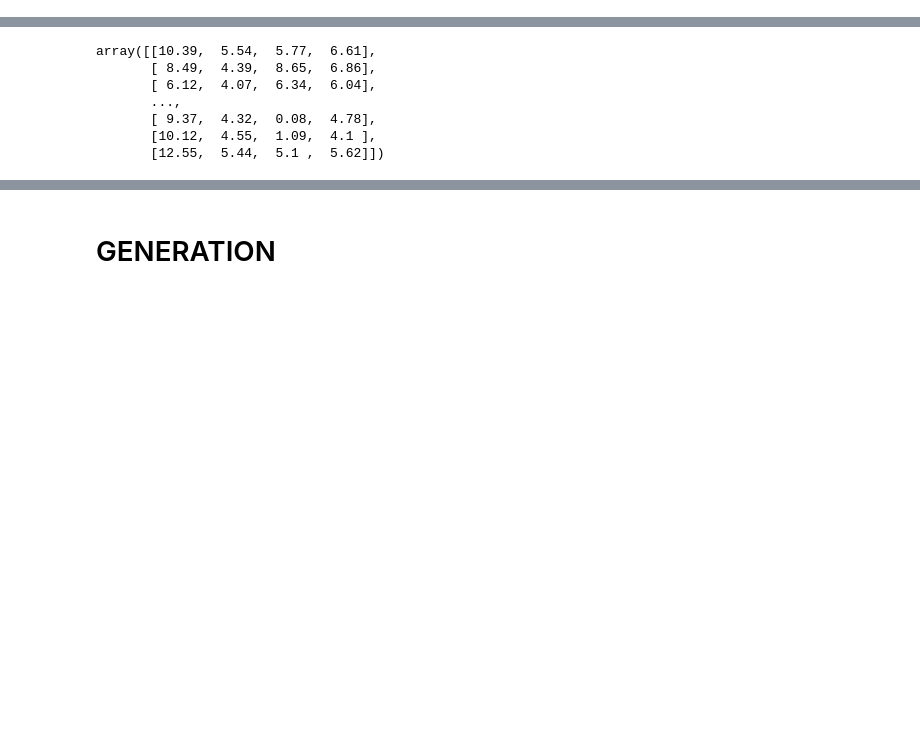
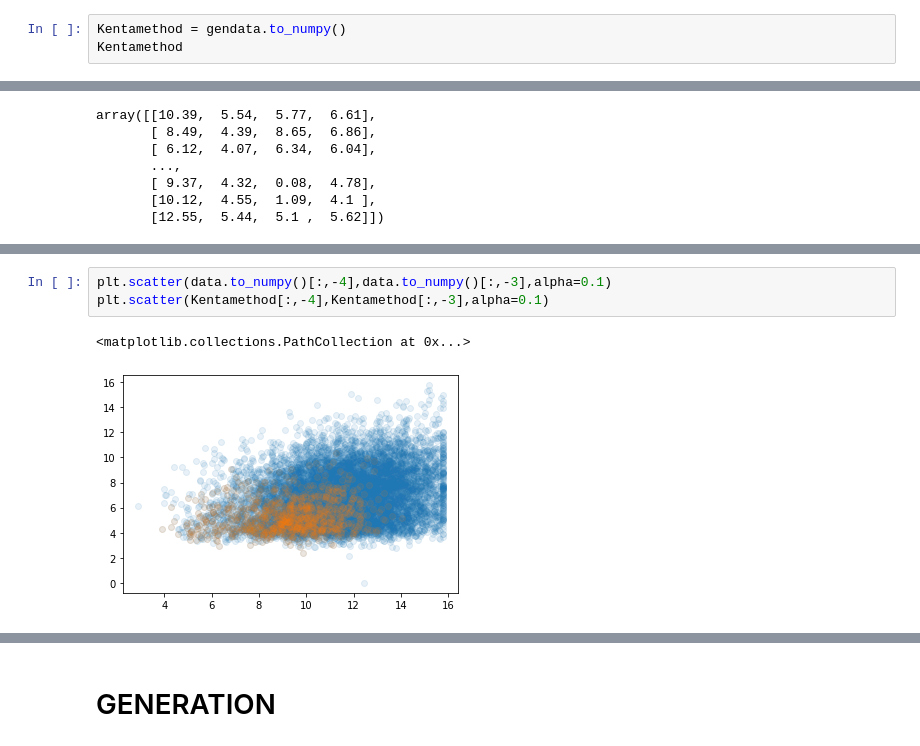
Before and after one commit to thomasloux/Genhack3-TheBlues, a Jupyter notebook: training.ipynb, the cells around one changed output, grey strips where cells are left out. Cells and saved outputs as stored; diff of their text form; blank space fills up the shorter version.

```diff
--- a/training.ipynb
+++ b/training.ipynb
@@ -93,3 +109,6 @@ gendata
 | 9996 | 4.138998 | 1.594164 | 3.747899 | 1.159772 | 4.001367 | 1.630360 | 2.996599 | 3.532943 | 3.122919 | 1.645829 | ... |
 | 9997 | 5.457866 | 3.680061 | 3.740013 | 2.046056 | 1.839938 | 0.069178 | 1.543837 | 0.685753 | 3.284326 | 1.940038 | ... |
 1000 rows × 76 columns
+# %%
+Kentamethod = gendata.to_numpy()
+Kentamethod
@@ -136,0 +178,6 @@ array([[ 0.18269326,  0.03490494,  0.38918654,  0.07149168],
+# %%
+plt.scatter(data.to_numpy()[:,-4],data.to_numpy()[:,-3],alpha=0.1)
+plt.scatter(Kentamethod[:,-4],Kentamethod[:,-3],alpha=0.1)
+# %% [output]
+<matplotlib.collections.PathCollection at 0x...>
+[figure, added]
```
Also changed, not shown: parts of 53 cells of this notebook, 4 other files.
